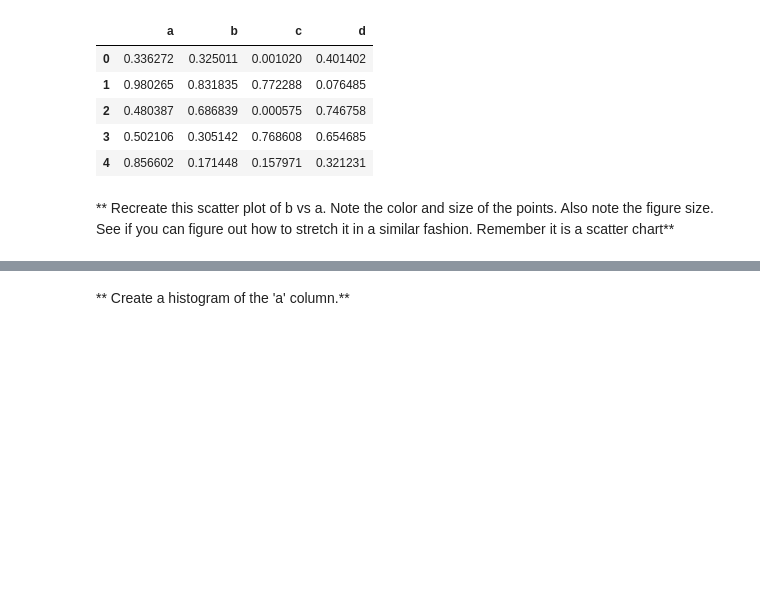
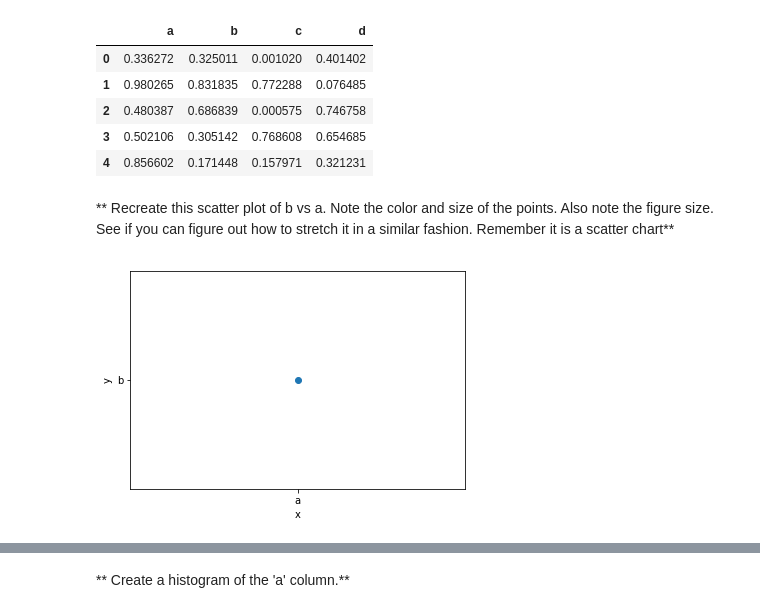
Before and after one commit to BethanyJep/100DaysOfMlCode, a Jupyter notebook: 02-Pandas Data Visualization Exercise.ipynb, the cells around one changed output, grey strips where cells are left out. Saved outputs shown, nothing was run; the diff lists cells and outputs as text; code cells hidden in the pictures; blank space fills up the shorter version.

```diff
--- a/02-Pandas Data Visualization Exercise.ipynb
+++ b/02-Pandas Data Visualization Exercise.ipynb
@@ -32,5 +32,12 @@ df3.head()
 | 4 | 0.856602 | 0.171448 | 0.157971 | 0.321231 |
 # %% [markdown]
 ** Recreate this scatter plot of b vs a. Note the color and size of the points. Also note the figure size. See if you can figure out how to stretch it in a similar fashion. Remember it is a scatter chart**
+# %%
+plt.scatter('a', 'b', marker='o')
+plt.xlabel('x')
+plt.ylabel('y')
+plt.show()
+# %% [output]
+[figure, added]
 # %%
 # Solution here
```
Also changed, not shown: parts of 5 cells of this notebook, 6 other files.
